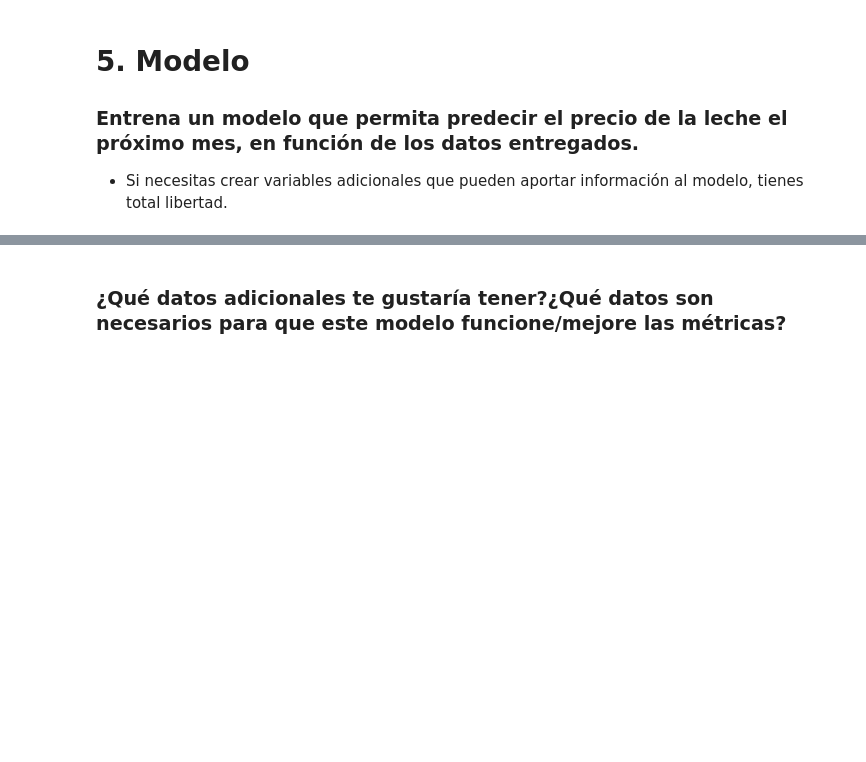
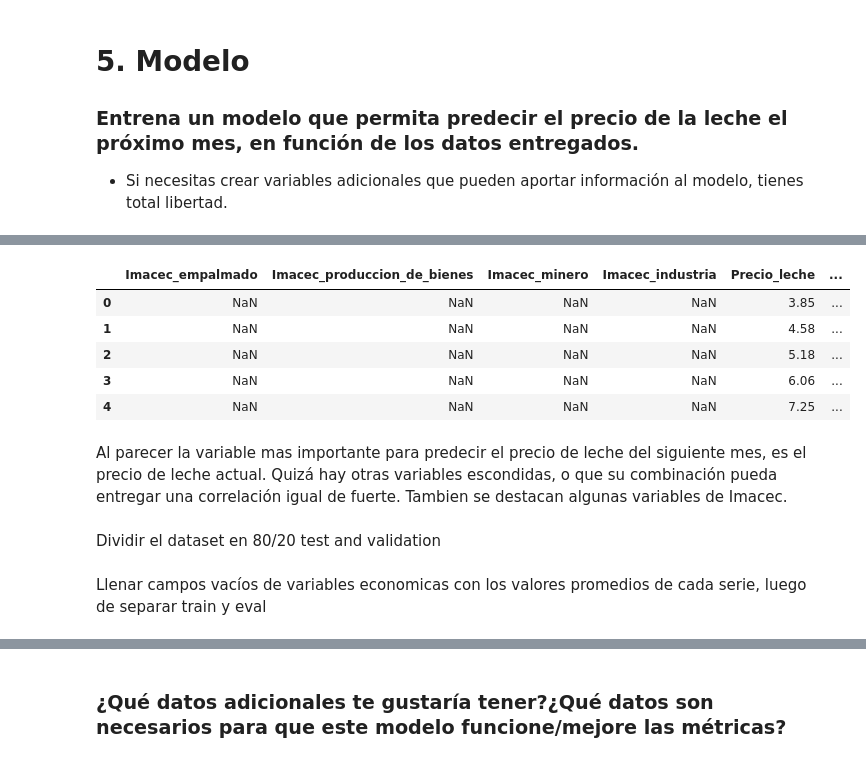
Before and after one commit to matiasmoreno/desafio_spike, a Jupyter notebook: desafio.ipynb, the cells around one changed output, grey strips where cells are left out. Cells and saved outputs as stored; diff of their text form; code cells hidden in the pictures; blank space fills up the shorter version.

```diff
--- a/desafio.ipynb
+++ b/desafio.ipynb
@@ -587,0 +631,5 @@ merge.head()
+# %%
+dataset = merge
+dataset["next_Precio_leche"] = dataset["Precio_leche"].shift(-1)
+no_tail_dataset = dataset.drop(dataset.tail(1).index)
+no_tail_dataset.head()
@@ -587,0 +675,16 @@ merge.head()
+# %%
+y = no_tail_dataset['next_Precio_leche']
+X = no_tail_dataset[['Imacec_empalmado','Imacec_produccion_de_bienes','Imacec_minero','Imacec_industria','Precio_leche', 'PIB_Agropecuario_silvicola', 'PIB_Servicios_financieros']]
+X.head()
+# %% [output]
+|  | Imacec_empalmado | Imacec_produccion_de_bienes | Imacec_minero | Imacec_industria | Precio_leche | ... |
+| 0 | NaN | NaN | NaN | NaN | 3.85 | ... |
+| 1 | NaN | NaN | NaN | NaN | 4.58 | ... |
+| 2 | NaN | NaN | NaN | NaN | 5.18 | ... |
+| 3 | NaN | NaN | NaN | NaN | 6.06 | ... |
+| 4 | NaN | NaN | NaN | NaN | 7.25 | ... |
+# %% [markdown]
+Al parecer la variable mas importante para predecir el precio de leche del siguiente mes, es el precio de leche actual. Quizá hay otras variables escondidas, o que su combinación pueda entregar una correlación igual de fuerte.
+Tambien se destacan algunas variables de Imacec.
+# %% [markdown]
+Dividir el dataset en 80/20 test and validation
@@ -587,0 +694,2 @@ merge.head()
+# %% [markdown]
+Llenar campos vacíos de variables economicas con los valores promedios de cada serie, luego de separar train y eval
```
Also changed, not shown: parts of 17 cells of this notebook.
